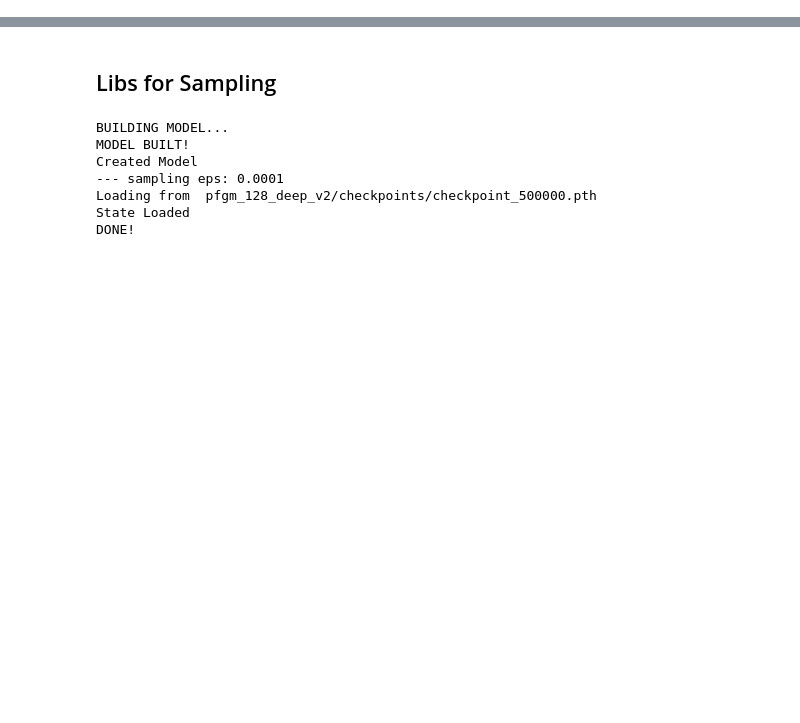
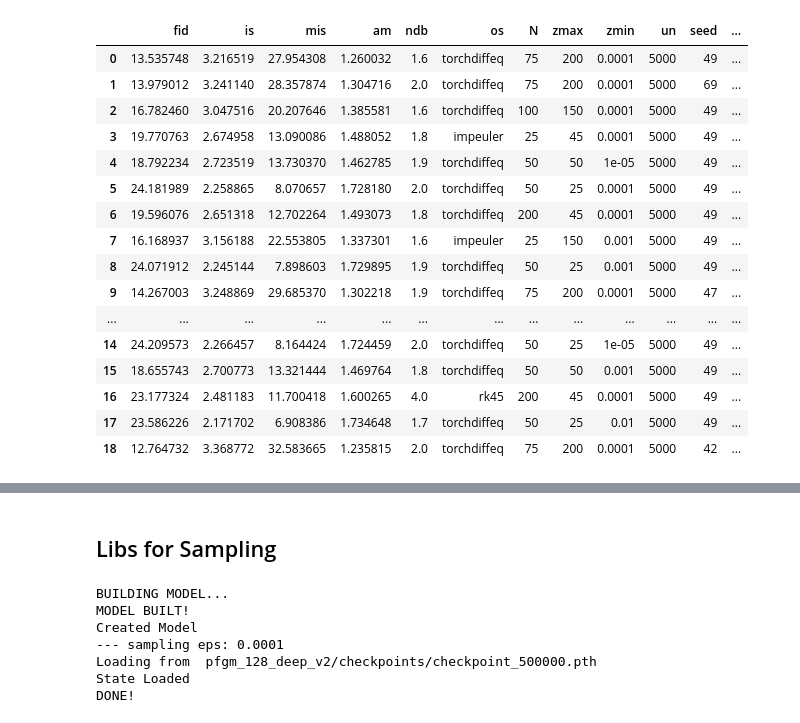
Before and after one commit to Newbeeer/Poisson_flow, a Jupyter notebook: tester.ipynb, the cells around one changed output, grey strips where cells are left out. Drawn from its saved outputs; the diff is of its cells as text; code cells hidden in the pictures; blank space fills up the shorter version.

```diff
--- a/tester.ipynb
+++ b/tester.ipynb
@@ -50,0 +84,63 @@ args.config.eval.show_sampling = True
+# %%
+def etract_configs(path):
+    cfgs = path.split('/')[-2].replace('improved_euler', 'impeuler')
+    cfgs = cfgs.split('_')
+    cfg = dict(
+        os=cfgs[1],
+        N=cfgs[3],
+        zmax=cfgs[5],
+        zmin=cfgs[7],
+        un=cfgs[9],
+        seed=cfgs[11]
+    )
+    nfe_path = path.replace('metrics', 'nfe')
+    t_path = path.replace('metrics', 'benchmarking')
+
+    with open(nfe_path, 'r') as f:
+        nfe = f.readlines()
+
+    nfe = np.array([int(l.replace('\n', '')) for l in nfe]).mean()
+
+    with open(t_path, 'r') as f:
+        t = f.readlines()
+
+    t = np.array([float(l.replace('\n', '')) for l in t]).mean()
+
+    cfg['nfe'] = int(nfe)
+    cfg['t'] = t
+    cfg['batch_t'] = t / 32
+    return cfg
+# %%
+df = pd.DataFrame()
+frames = []
+for idx, f in enumerate(files):
+    test = {}
+    with open(f, 'r') as jf:
+        test = json.load(jf)
+    #TODO ADD NFE
+    cfg = etract_configs(f)
+    test.update(cfg)
+    metrics = pd.DataFrame(data=test, index = [idx])
+    frames.append(metrics)
+
+df = pd.concat(frames)
+df['t/nfe'] = df['t'] / df['nfe']
+df
+# %% [output]
+|  | fid | is | mis | am | ndb | os | N | zmax | zmin | un | seed | ... |
+| 0 | 13.535748 | 3.216519 | 27.954308 | 1.260032 | 1.6 | torchdiffeq | 75 | 200 | 0.0001 | 5000 | 49 | ... |
+| 1 | 13.979012 | 3.241140 | 28.357874 | 1.304716 | 2.0 | torchdiffeq | 75 | 200 | 0.0001 | 5000 | 69 | ... |
+| 2 | 16.782460 | 3.047516 | 20.207646 | 1.385581 | 1.6 | torchdiffeq | 100 | 150 | 0.0001 | 5000 | 49 | ... |
+| 3 | 19.770763 | 2.674958 | 13.090086 | 1.488052 | 1.8 | impeuler | 25 | 45 | 0.0001 | 5000 | 49 | ... |
+| 4 | 18.792234 | 2.723519 | 13.730370 | 1.462785 | 1.9 | torchdiffeq | 50 | 50 | 1e-05 | 5000 | 49 | ... |
+| 5 | 24.181989 | 2.258865 | 8.070657 | 1.728180 | 2.0 | torchdiffeq | 50 | 25 | 0.0001 | 5000 | 49 | ... |
+| 6 | 19.596076 | 2.651318 | 12.702264 | 1.493073 | 1.8 | torchdiffeq | 200 | 45 | 0.0001 | 5000 | 49 | ... |
+| 7 | 16.168937 | 3.156188 | 22.553805 | 1.337301 | 1.6 | impeuler | 25 | 150 | 0.001 | 5000 | 49 | ... |
+| 8 | 24.071912 | 2.245144 | 7.898603 | 1.729895 | 1.9 | torchdiffeq | 50 | 25 | 0.001 | 5000 | 49 | ... |
+| 9 | 14.267003 | 3.248869 | 29.685370 | 1.302218 | 1.9 | torchdiffeq | 75 | 200 | 0.0001 | 5000 | 47 | ... |
+| ... | ... | ... | ... | ... | ... | ... | ... | ... | ... | ... | ... | ... |
+| 14 | 24.209573 | 2.266457 | 8.164424 | 1.724459 | 2.0 | torchdiffeq | 50 | 25 | 1e-05 | 5000 | 49 | ... |
+| 15 | 18.655743 | 2.700773 | 13.321444 | 1.469764 | 1.8 | torchdiffeq | 50 | 50 | 0.001 | 5000 | 49 | ... |
+| 16 | 23.177324 | 2.481183 | 11.700418 | 1.600265 | 4.0 | rk45 | 200 | 45 | 0.0001 | 5000 | 49 | ... |
+| 17 | 23.586226 | 2.171702 | 6.908386 | 1.734648 | 1.7 | torchdiffeq | 50 | 25 | 0.01 | 5000 | 49 | ... |
+| 18 | 12.764732 | 3.368772 | 32.583665 | 1.235815 | 2.0 | torchdiffeq | 75 | 200 | 0.0001 | 5000 | 42 | ... |
```
Also changed, not shown: parts of 33 cells of this notebook, 14 other files.
